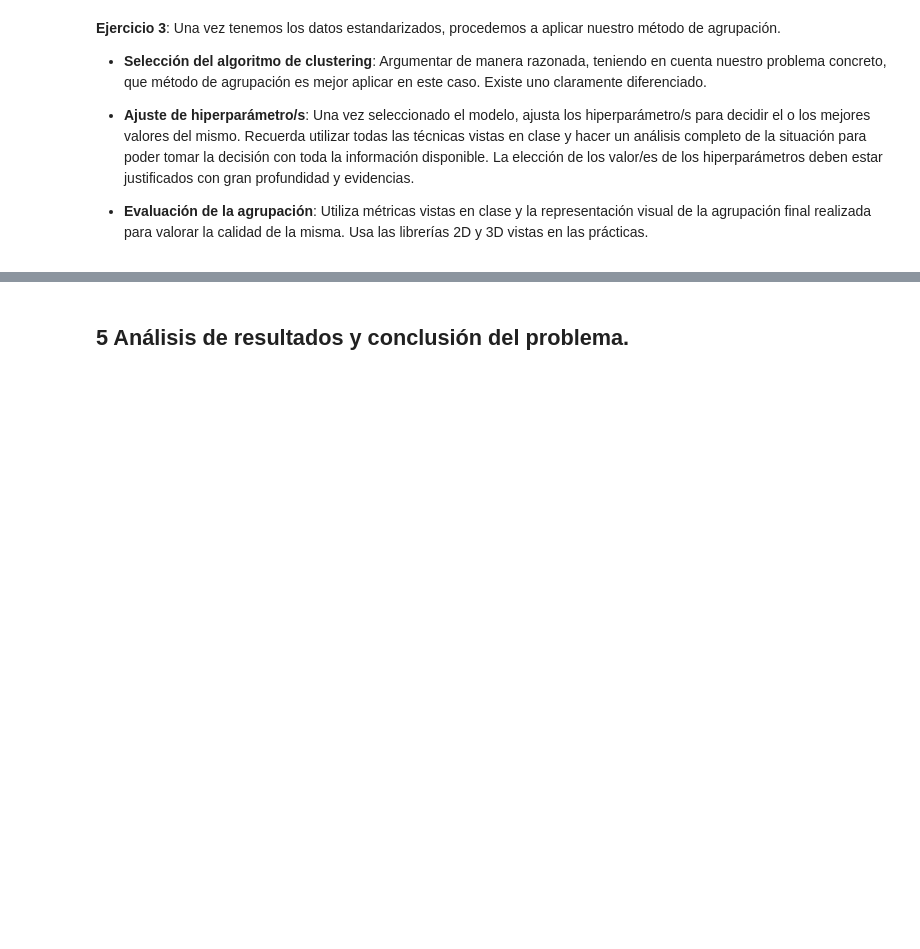
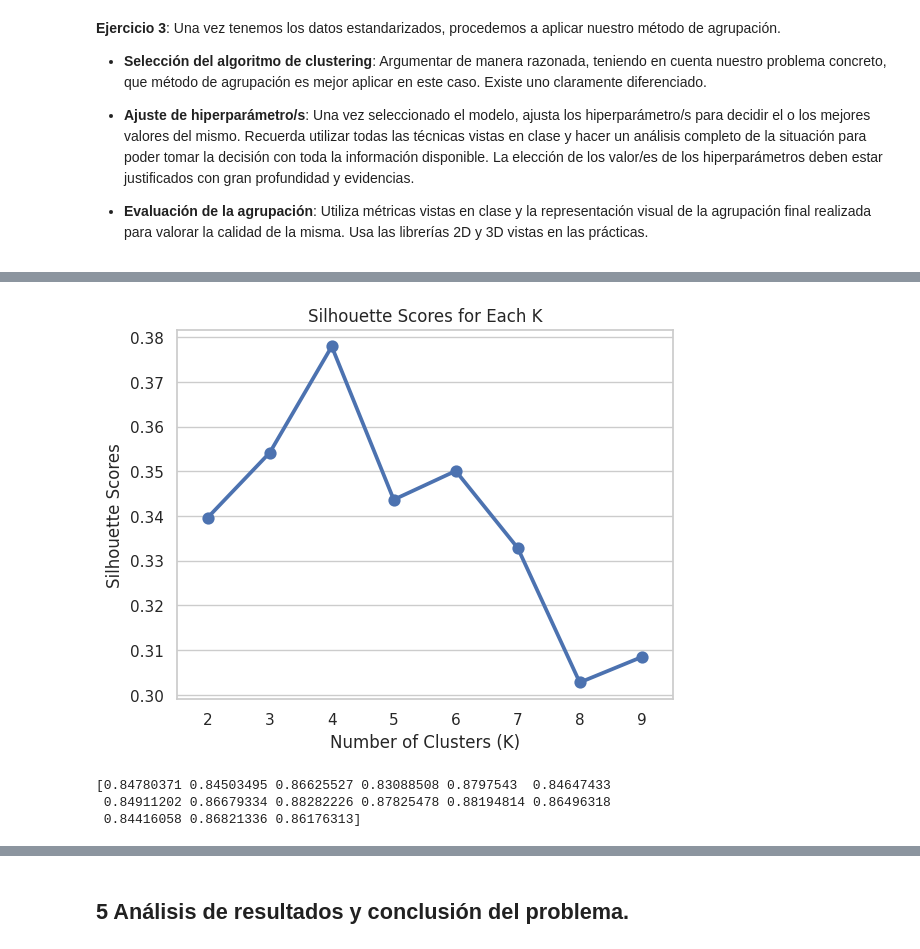
Before and after one commit to adrianizmi/Clasificaciones_Feedback2, a Jupyter notebook: Feedback_Clustering_Adrián_Izquierdo.ipynb, the cells around one changed output, grey strips where cells are left out. Drawn from its saved outputs; the diff is of its cells as text; code cells hidden in the pictures; blank space fills up the shorter version.

```diff
--- a/Feedback_Clustering_Adrián_Izquierdo.ipynb
+++ b/Feedback_Clustering_Adrián_Izquierdo.ipynb
@@ -327,0 +439,8 @@ display(df_model.describe())
+# %%
+silhouette = {}
+
+for k in range(2,10):
+    km = KMeans(n_clusters=k, init='k-means++', max_iter=1000, n_init =20)
+    km.fit(df_scaled)
+    silhouette[k] = silhouette_score(df_scaled, km.labels_)
+    print(f"Para k={k}, el Silhouette Score es: {silhouette[k]:.4f}")
@@ -327,0 +456,9 @@ display(df_model.describe())
+# %%
+# Mostramos de forma gráfica la silueta
+sns.pointplot(x=list(silhouette.keys()), y=list(silhouette.values()))
+plt.xlabel("Number of Clusters (K)")
+plt.ylabel("Silhouette Scores")
+plt.title("Silhouette Scores for Each K")
+plt.show()
+# %% [output]
+[figure, added]
@@ -327,0 +513,6 @@ display(df_model.describe())
+# %%
+print(gaps)
+# %% [output]
+[0.84780371 0.84503495 0.86625527 0.83088508 0.8797543  0.84647433
+ 0.84911202 0.86679334 0.88282226 0.87825478 0.88194814 0.86496318
+ 0.84416058 0.86821336 0.86176313]
```
Also changed, not shown: parts of 12 cells of this notebook.
